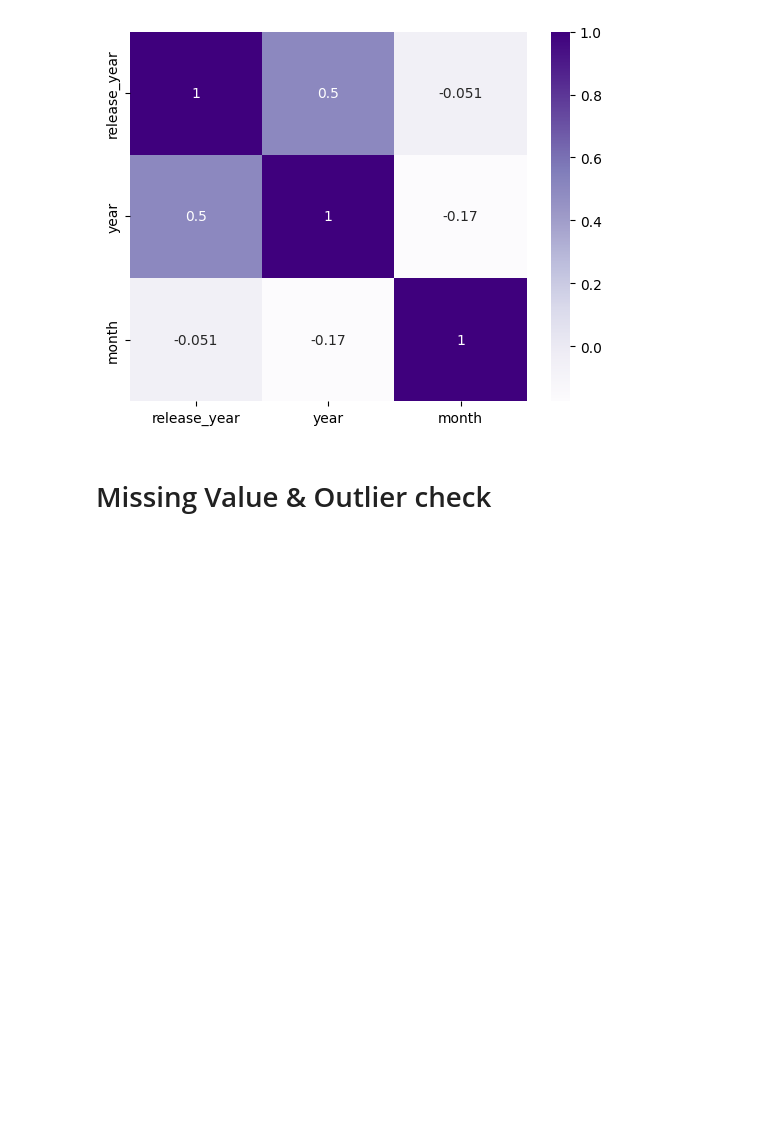
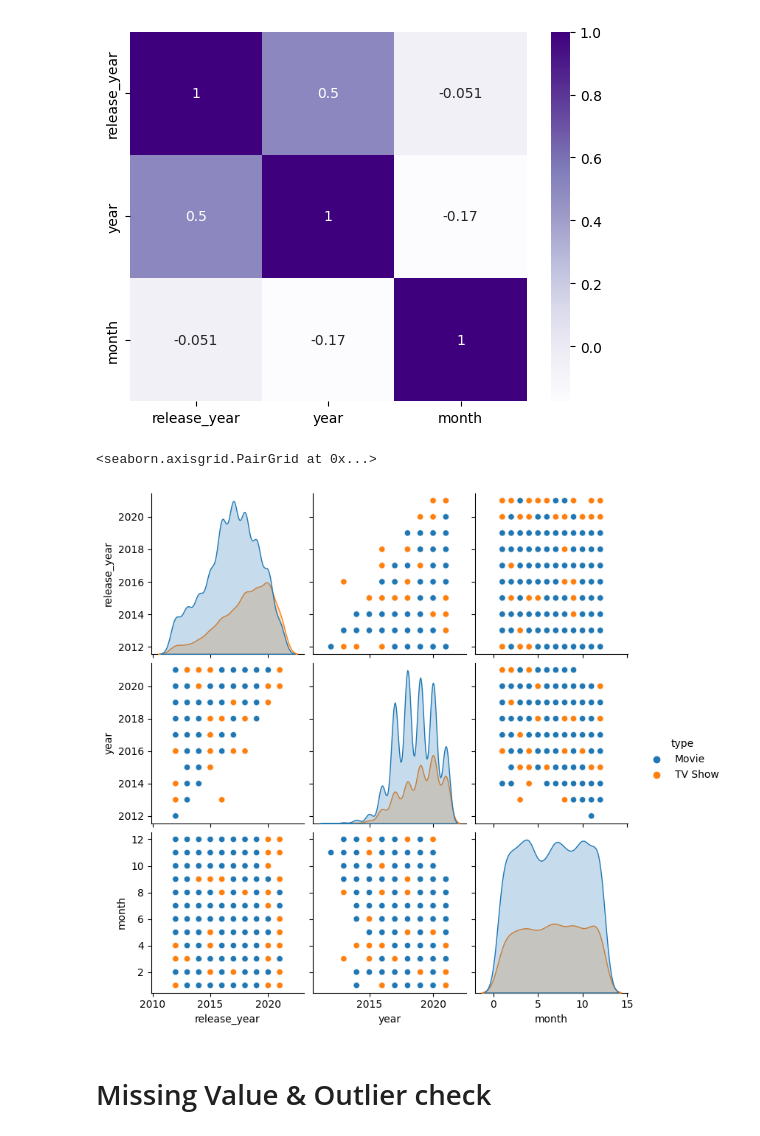
Before and after one commit to pratheeshsailor/Netflix, a Jupyter notebook: Welcome_to_Colaboratory.ipynb, the cells around one changed output. Drawn from its saved outputs; the diff is of its cells as text; code cells hidden in the pictures; blank space fills up the shorter version.

```diff
--- a/Welcome_to_Colaboratory.ipynb
+++ b/Welcome_to_Colaboratory.ipynb
@@ -608,6 +613,11 @@ df_top10country.corr()
 # %% [output]
 <Axes: >
 [figure]
+# %%
+ sns.pairplot(data =df_top10country, hue = 'type')
+# %% [output]
+<seaborn.axisgrid.PairGrid at 0x...>
+[figure, added]
 # %% [markdown]
 # Missing Value & Outlier check
 # %% [markdown]
```
Also changed, not shown: parts of 2 cells of this notebook.
